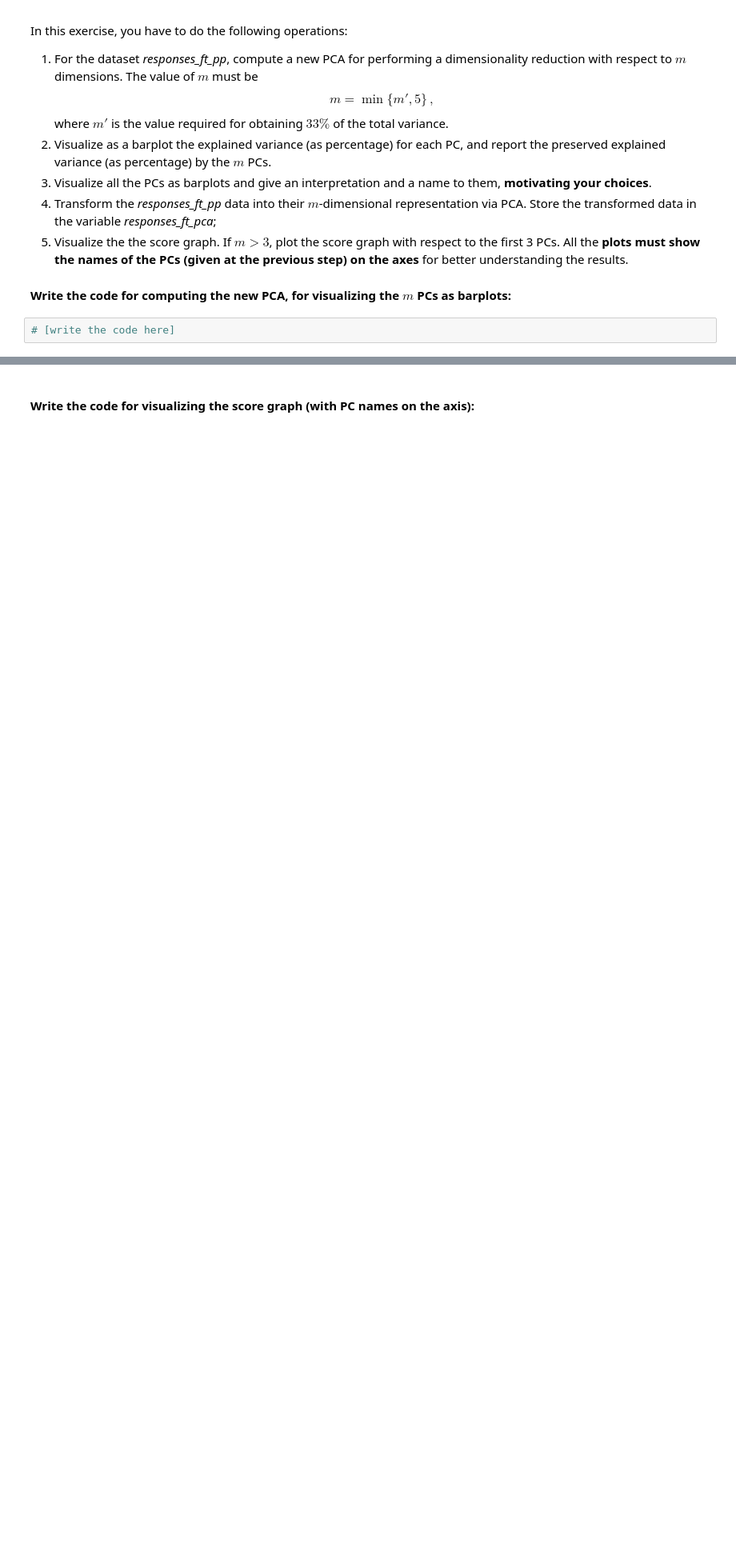
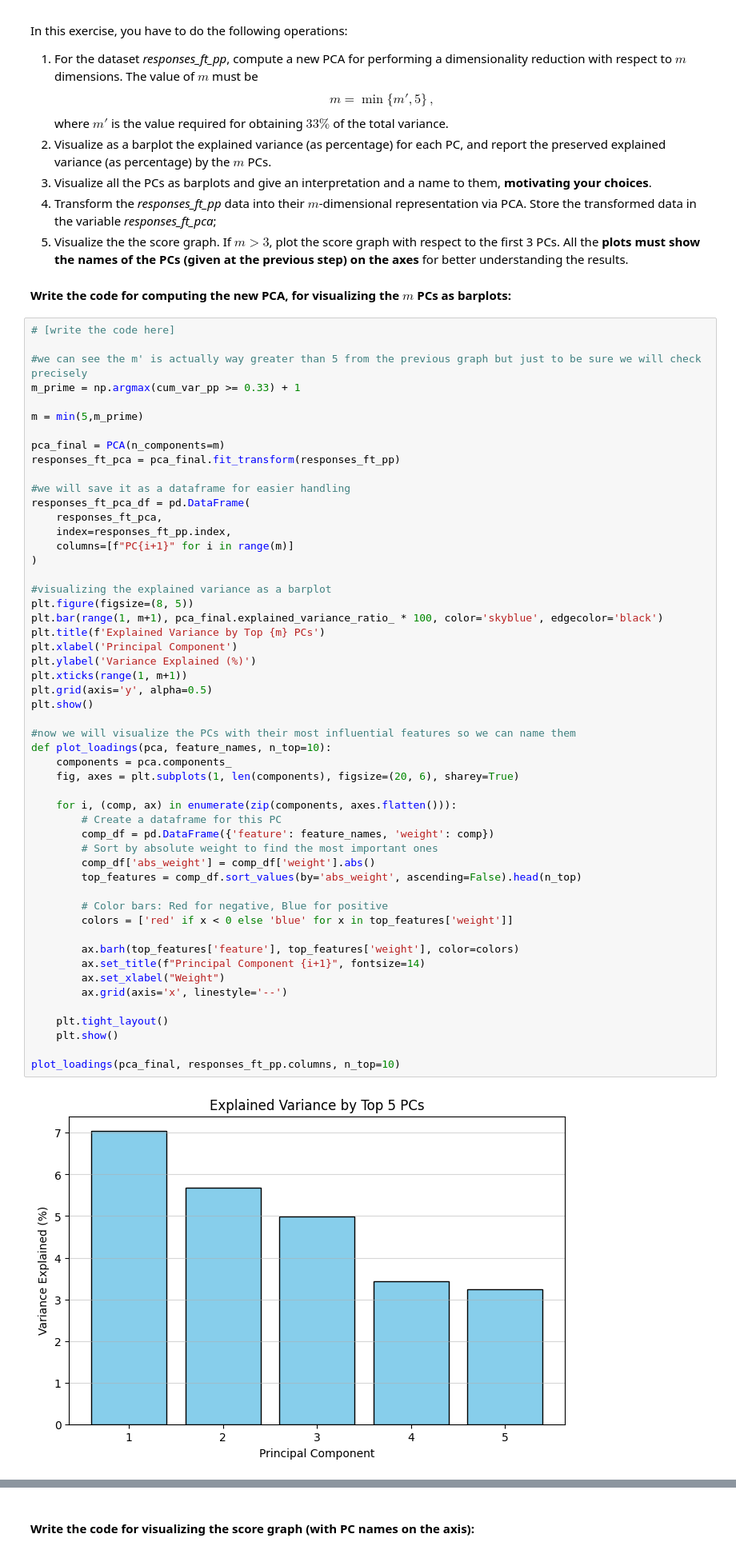
Before and after one commit to mertdenizer/PCA_project, a Jupyter notebook: HWpca_Surname1_Surname2.ipynb, the cells around one changed output, grey strips where cells are left out. Shown at 80% size. Drawn from its saved outputs; the diff is of its cells as text; blank space fills up the shorter version.

```diff
--- a/HWpca_Surname1_Surname2.ipynb
+++ b/HWpca_Surname1_Surname2.ipynb
@@ -406,3 +407,55 @@ In this exercise, you have to do the following operations:
 #### Write the code for computing the new PCA, for visualizing the $m$ PCs as barplots:
 # %%
 # [write the code here]
+
+#we can see the m' is actually way greater than 5 from the previous graph but just to be sure we will check precisely
+m_prime = np.argmax(cum_var_pp >= 0.33) + 1
+
+m = min(5,m_prime)
+
+pca_final = PCA(n_components=m)
+responses_ft_pca = pca_final.fit_transform(responses_ft_pp)
+
+#we will save it as a dataframe for easier handling
+responses_ft_pca_df = pd.DataFrame(
+    responses_ft_pca,
+    index=responses_ft_pp.index,
+    columns=[f"PC{i+1}" for i in range(m)]
+)
+
+#visualizing the explained variance as a barplot
+plt.figure(figsize=(8, 5))
+plt.bar(range(1, m+1), pca_final.explained_variance_ratio_ * 100, color='skyblue', edgecolor='black')
+plt.title(f'Explained Variance by Top {m} PCs')
+plt.xlabel('Principal Component')
+plt.ylabel('Variance Explained (%)')
+plt.xticks(range(1, m+1))
+plt.grid(axis='y', alpha=0.5)
+plt.show()
+
+#now we will visualize the PCs with their most influential features so we can name them
+def plot_loadings(pca, feature_names, n_top=10):
+    components = pca.components_
+    fig, axes = plt.subplots(1, len(components), figsize=(20, 6), sharey=True)
+
+    for i, (comp, ax) in enumerate(zip(components, axes.flatten())):
+        # Create a dataframe for this PC
+        comp_df = pd.DataFrame({'feature': feature_names, 'weight': comp})
+        # Sort by absolute weight to find the most important ones
+        comp_df['abs_weight'] = comp_df['weight'].abs()
+        top_features = comp_df.sort_values(by='abs_weight', ascending=False).head(n_top)
+
+        # Color bars: Red for negative, Blue for positive
+        colors = ['red' if x < 0 else 'blue' for x in top_features['weight']]
+
+        ax.barh(top_features['feature'], top_features['weight'], color=colors)
+        ax.set_title(f"Principal Component {i+1}", fontsize=14)
+        ax.set_xlabel("Weight")
+        ax.grid(axis='x', linestyle='--')
+
+    plt.tight_layout()
+    plt.show()
+
+plot_loadings(pca_final, responses_ft_pp.columns, n_top=10)
+# %% [output]
+[figure, added]
```
Also changed, not shown: parts of 3 cells of this notebook.
